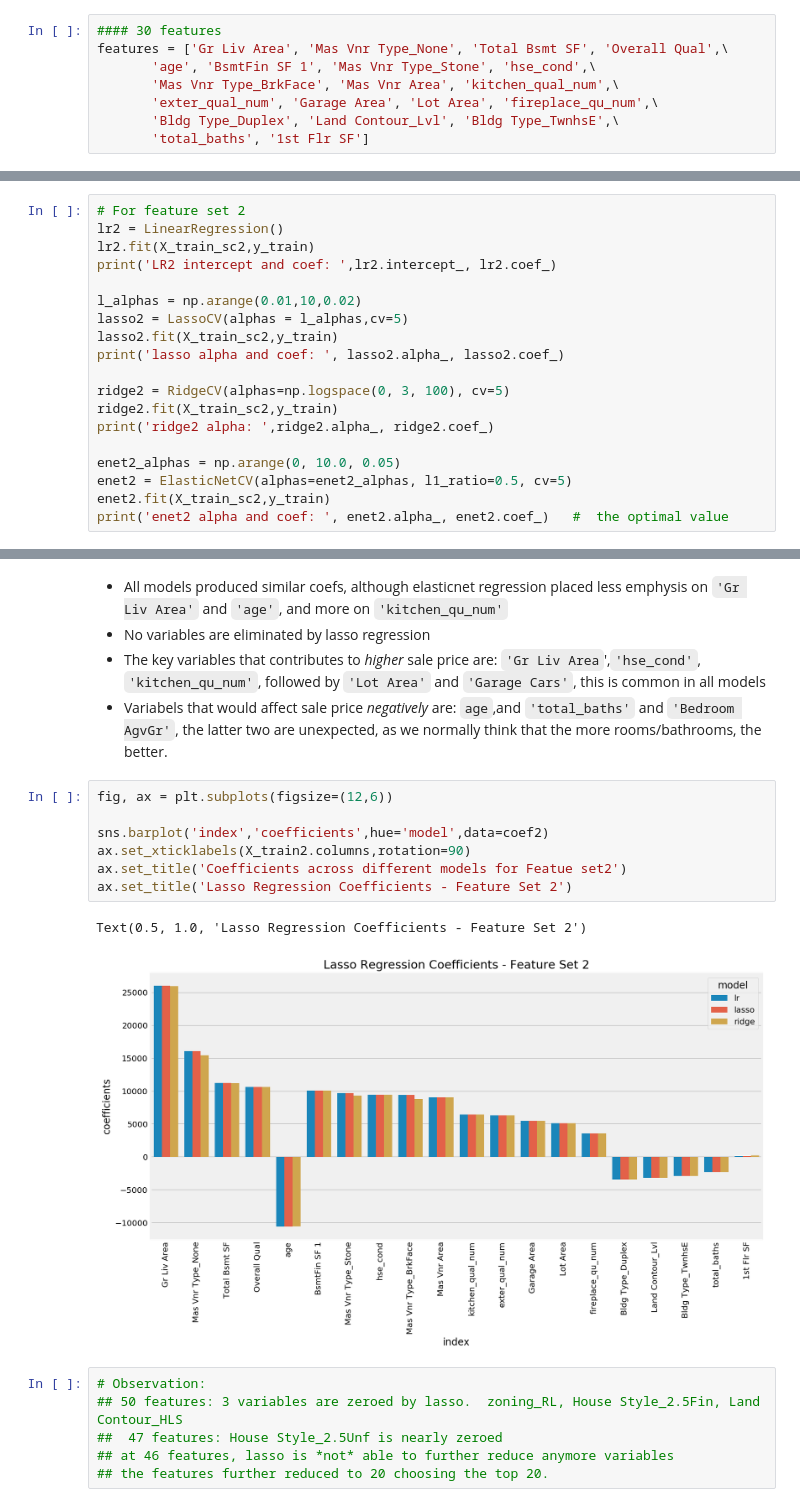
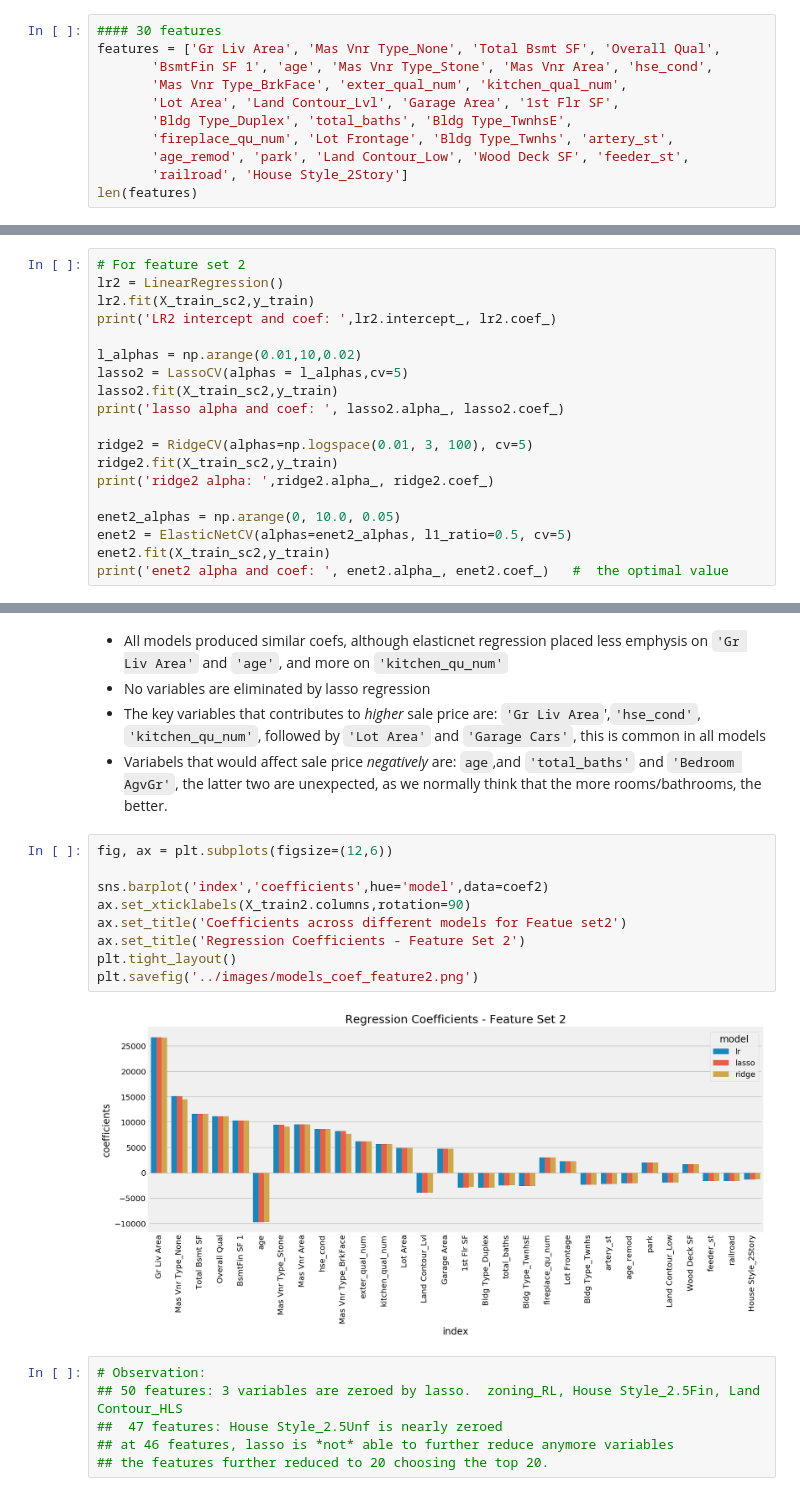
Before and after one commit to dawn-tgf/projects, a Jupyter notebook: project_2/code/project_2_modeling.ipynb, the cells around one changed output, grey strips where cells are left out. Saved outputs shown, nothing was run; the diff lists cells and outputs as text.

```diff
--- a/project_2/code/project_2_modeling.ipynb
+++ b/project_2/code/project_2_modeling.ipynb
@@ -105,9 +105,12 @@ features = ['Overall Qual',
 'Mas Vnr Type_BrkFace','Mas Vnr Type_None','Mas Vnr Type_Stone','Land Contour_Low','Land Contour_Lvl']
 # %%
 #### 30 features
-features = ['Gr Liv Area', 'Mas Vnr Type_None', 'Total Bsmt SF', 'Overall Qual',\
-       'age', 'BsmtFin SF 1', 'Mas Vnr Type_Stone', 'hse_cond',\
-       'Mas Vnr Type_BrkFace', 'Mas Vnr Area', 'kitchen_qual_num',\
-       'exter_qual_num', 'Garage Area', 'Lot Area', 'fireplace_qu_num',\
-       'Bldg Type_Duplex', 'Land Contour_Lvl', 'Bldg Type_TwnhsE',\
-       'total_baths', '1st Flr SF']
+features = ['Gr Liv Area', 'Mas Vnr Type_None', 'Total Bsmt SF', 'Overall Qual',
+       'BsmtFin SF 1', 'age', 'Mas Vnr Type_Stone', 'Mas Vnr Area', 'hse_cond',
+       'Mas Vnr Type_BrkFace', 'exter_qual_num', 'kitchen_qual_num',
+       'Lot Area', 'Land Contour_Lvl', 'Garage Area', '1st Flr SF',
+       'Bldg Type_Duplex', 'total_baths', 'Bldg Type_TwnhsE',
+       'fireplace_qu_num', 'Lot Frontage', 'Bldg Type_Twnhs', 'artery_st',
+       'age_remod', 'park', 'Land Contour_Low', 'Wood Deck SF', 'feeder_st',
+       'railroad', 'House Style_2Story']
+len(features)
@@ -197,7 +202,7 @@ lasso2 = LassoCV(alphas = l_alphas,cv=5)
 lasso2.fit(X_train_sc2,y_train)
 print('lasso alpha and coef: ', lasso2.alpha_, lasso2.coef_)
 
-ridge2 = RidgeCV(alphas=np.logspace(0, 3, 100), cv=5)
+ridge2 = RidgeCV(alphas=np.logspace(0.01, 3, 100), cv=5)
 ridge2.fit(X_train_sc2,y_train)
 print('ridge2 alpha: ',ridge2.alpha_, ridge2.coef_)
 
@@ -277,13 +284,14 @@ plt.savefig('../images/models_coef_baseline.png')
 # %%
 fig, ax = plt.subplots(figsize=(12,6))
 
 sns.barplot('index','coefficients',hue='model',data=coef2)
 ax.set_xticklabels(X_train2.columns,rotation=90)
 ax.set_title('Coefficients across different models for Featue set2')
-ax.set_title('Lasso Regression Coefficients - Feature Set 2')
+ax.set_title('Regression Coefficients - Feature Set 2')
+plt.tight_layout()
+plt.savefig('../images/models_coef_feature2.png')
 # %% [output]
-Text(0.5, 1.0, 'Lasso Regression Coefficients - Feature Set 2')
-[figure, old version]
+[figure, new version]
 # %%
 # Observation:
 ## 50 features: 3 variables are zeroed by lasso.  zoning_RL, House Style_2.5Fin, Land Contour_HLS
```
Also changed, not shown: parts of 15 cells of this notebook, 2 other files.
